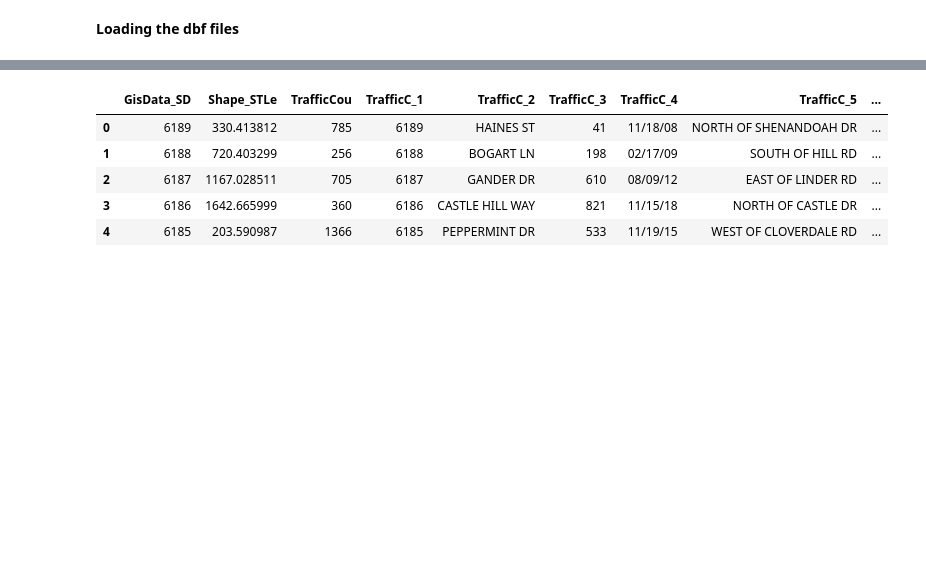
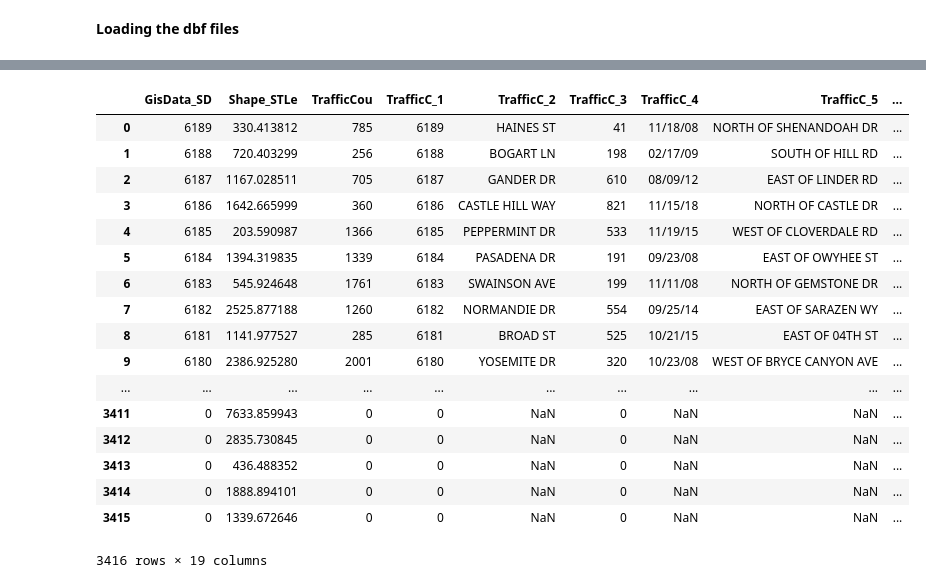
Before and after one commit to mikestefancic/TVCA, a Jupyter notebook: tvca-explore.ipynb, the cells around one changed output, grey strips where cells are left out. Cells and saved outputs as stored; diff of their text form; code cells hidden in the pictures; blank space fills up the shorter version.

```diff
--- a/tvca-explore.ipynb
+++ b/tvca-explore.ipynb
@@ -203,11 +316,23 @@ funclass_DF.head()
 | 4 | 1313 | Black Cat | Ada County HD | Ada | 2.330630 | 12305.702559 | I84 to Amity | MINOR ARTERIAL | MINOR ARTERIAL | ... |
 # %%
 ACHD_DF = ACHD_dbf.to_dataframe()
-ACHD_DF.head()
+ACHD_DF
 # %% [output]
 |  | GisData_SD | Shape_STLe | TrafficCou | TrafficC_1 | TrafficC_2 | TrafficC_3 | TrafficC_4 | TrafficC_5 | ... |
 | 0 | 6189 | 330.413812 | 785 | 6189 | HAINES ST | 41 | 11/18/08 | NORTH OF SHENANDOAH DR | ... |
 | 1 | 6188 | 720.403299 | 256 | 6188 | BOGART LN | 198 | 02/17/09 | SOUTH OF HILL RD | ... |
 | 2 | 6187 | 1167.028511 | 705 | 6187 | GANDER DR | 610 | 08/09/12 | EAST OF LINDER RD | ... |
 | 3 | 6186 | 1642.665999 | 360 | 6186 | CASTLE HILL WAY | 821 | 11/15/18 | NORTH OF CASTLE DR | ... |
 | 4 | 6185 | 203.590987 | 1366 | 6185 | PEPPERMINT DR | 533 | 11/19/15 | WEST OF CLOVERDALE RD | ... |
+| 5 | 6184 | 1394.319835 | 1339 | 6184 | PASADENA DR | 191 | 09/23/08 | EAST OF OWYHEE ST | ... |
+| 6 | 6183 | 545.924648 | 1761 | 6183 | SWAINSON AVE | 199 | 11/11/08 | NORTH OF GEMSTONE DR | ... |
+| 7 | 6182 | 2525.877188 | 1260 | 6182 | NORMANDIE DR | 554 | 09/25/14 | EAST OF SARAZEN WY | ... |
+| 8 | 6181 | 1141.977527 | 285 | 6181 | BROAD ST | 525 | 10/21/15 | EAST OF 04TH ST | ... |
+| 9 | 6180 | 2386.925280 | 2001 | 6180 | YOSEMITE DR | 320 | 10/23/08 | WEST OF BRYCE CANYON AVE | ... |
+| ... | ... | ... | ... | ... | ... | ... | ... | ... | ... |
+| 3411 | 0 | 7633.859943 | 0 | 0 | NaN | 0 | NaN | NaN | ... |
+| 3412 | 0 | 2835.730845 | 0 | 0 | NaN | 0 | NaN | NaN | ... |
+| 3413 | 0 | 436.488352 | 0 | 0 | NaN | 0 | NaN | NaN | ... |
+| 3414 | 0 | 1888.894101 | 0 | 0 | NaN | 0 | NaN | NaN | ... |
+| 3415 | 0 | 1339.672646 | 0 | 0 | NaN | 0 | NaN | NaN | ... |
+3416 rows × 19 columns
```
Also changed, not shown: parts of 17 cells of this notebook.
